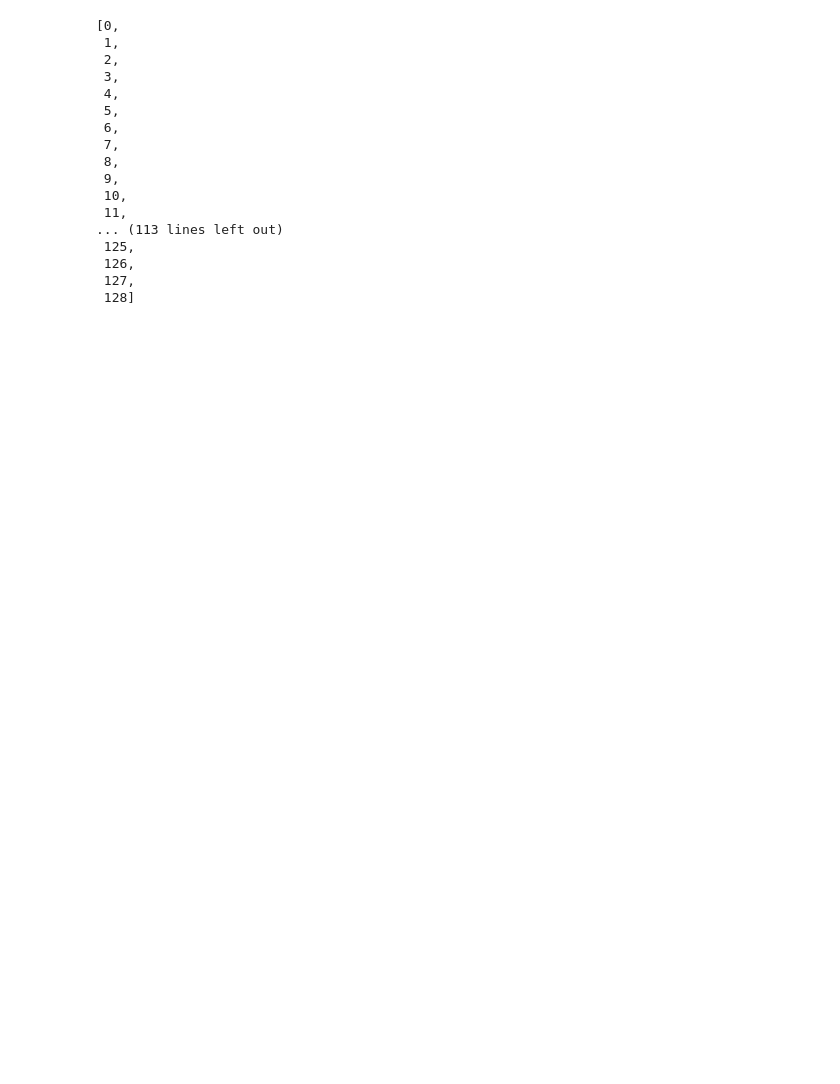
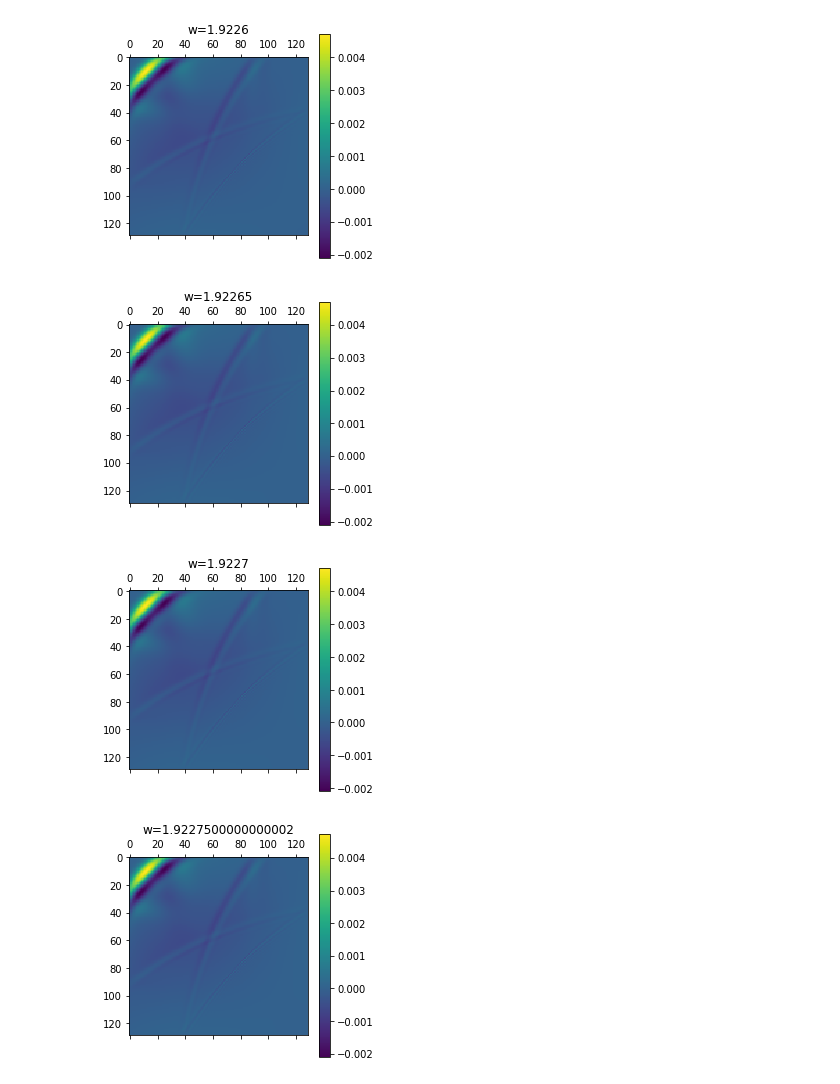
Before and after one commit to matix0508/MOFiT, a Jupyter notebook: lab04/sheet.ipynb, the cells around one changed output. Drawn from its saved outputs; the diff is of its cells as text; code cells hidden in the pictures; blank space fills up the shorter version.

```diff
--- a/lab04/sheet.ipynb
+++ b/lab04/sheet.ipynb
@@ -74,20 +104,20 @@ g.plot()
-# %%
-list(range(g.grid.shape[0]))
-# %% [output]
-[0,
- 1,
- 2,
- 3,
- 4,
- 5,
- 6,
- 7,
- 8,
- 9,
- 10,
- 11,
-... (113 lines left out)
- 125,
- 126,
- 127,
- 128]
+# %%
+def plot_range(a, b):
+    a_arr = []
+    w_arr = np.linspace(a, b, 5)
+    for w in w_arr:
+        g = Grid(N, 100, w)
+        g.run()
+        a_arr.append(g.get_a())
+        plt.matshow(g.rho_arr - g.rho_org)
+        plt.colorbar()
+        plt.title(f"w={w}")
+        plt.show()
+    plt.plot(w_arr, a_arr)
+# %%
+plot_range(1.9226, 1.9228)
+# %% [output]
+[figure, added]
+[figure, added]
+[figure, added]
+[figure, added]
```
Also changed, not shown: parts of 9 cells of this notebook, 2 other files.
